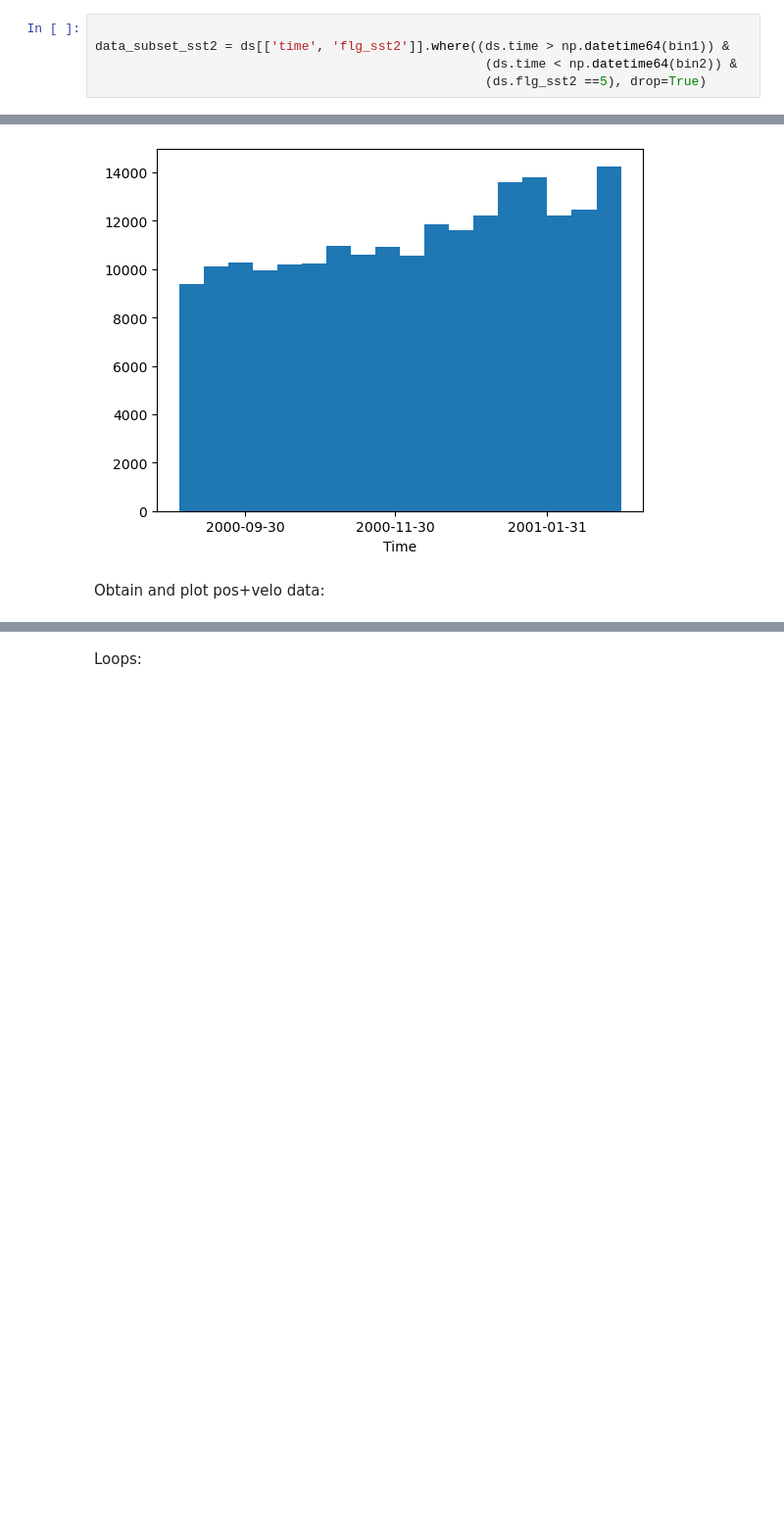
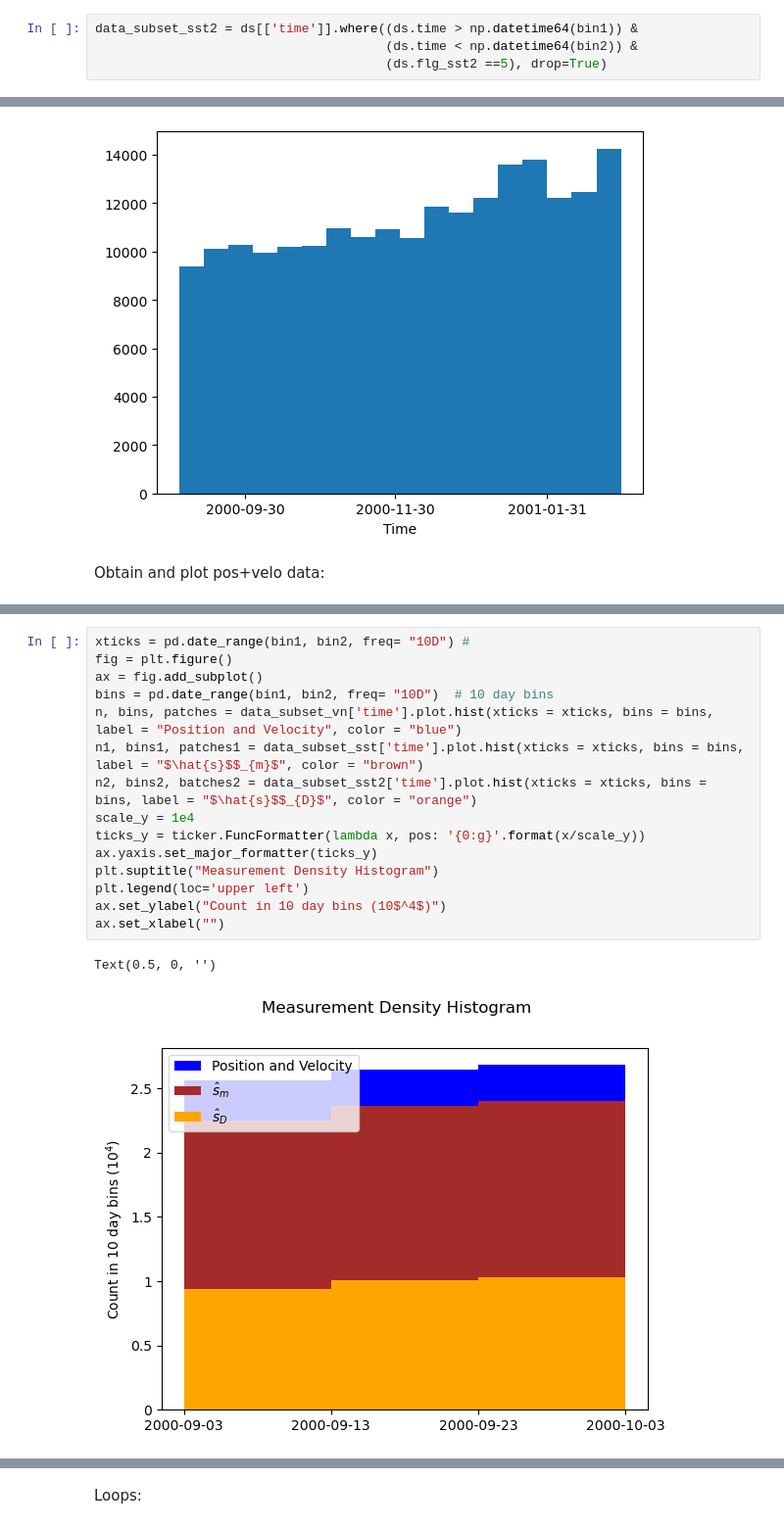
Before and after one commit to Eli8131/First_Project_SE, a Jupyter notebook: Histogram.ipynb, the cells around one changed output, grey strips where cells are left out. Shown: that part at 98% size. Cells and saved outputs as stored; diff of their text form; blank space fills up the shorter version.

```diff
--- a/Histogram.ipynb
+++ b/Histogram.ipynb
@@ -75,10 +78,9 @@ data_subset_sst['time'].plot.hist(xticks = xticks, bins = bins)
 # %% [markdown]
 Obtain and plot sst2 data:
 # %%
-
-data_subset_sst2 = ds[['time', 'flg_sst2']].where((ds.time > np.datetime64(bin1)) &
-                                                   (ds.time < np.datetime64(bin2)) &
-                                                   (ds.flg_sst2 ==5), drop=True)
+data_subset_sst2 = ds[['time']].where((ds.time > np.datetime64(bin1)) &
+                                      (ds.time < np.datetime64(bin2)) &
+                                      (ds.flg_sst2 ==5), drop=True)
 # %%
 xticks = pd.date_range(bin1, bin2, freq= "2M")
 bins = pd.date_range(bin1, bin2, freq= "10D")  # 10 day bins
@@ -105,3 +129,21 @@ NameError: name 'data_subset_vn' is not defined
+# %%
+xticks = pd.date_range(bin1, bin2, freq= "10D") #
+fig = plt.figure()
+ax = fig.add_subplot()
+bins = pd.date_range(bin1, bin2, freq= "10D")  # 10 day bins
+n, bins, patches = data_subset_vn['time'].plot.hist(xticks = xticks, bins = bins, label = "Position and Velocity", color = "blue")
+n1, bins1, patches1 = data_subset_sst['time'].plot.hist(xticks = xticks, bins = bins, label = "$\hat{s}$$_{m}$", color = "brown")
+n2, bins2, batches2 = data_subset_sst2['time'].plot.hist(xticks = xticks, bins = bins, label = "$\hat{s}$$_{D}$", color = "orange")
+scale_y = 1e4
+ticks_y = ticker.FuncFormatter(lambda x, pos: '{0:g}'.format(x/scale_y))
+ax.yaxis.set_major_formatter(ticks_y)
+plt.suptitle("Measurement Density Histogram")
+plt.legend(loc='upper left')
+ax.set_ylabel("Count in 10 day bins (10$^4$)")
+ax.set_xlabel("")
+# %% [output]
+Text(0.5, 0, '')
+[figure, added]
 # %%
 xticks = pd.date_range(bin1, bin2, freq= "2M") #
 bins = pd.date_range(bin1, bin2, freq= "10D")  # 10 day bins
```
Also changed, not shown: parts of 14 cells of this notebook.
